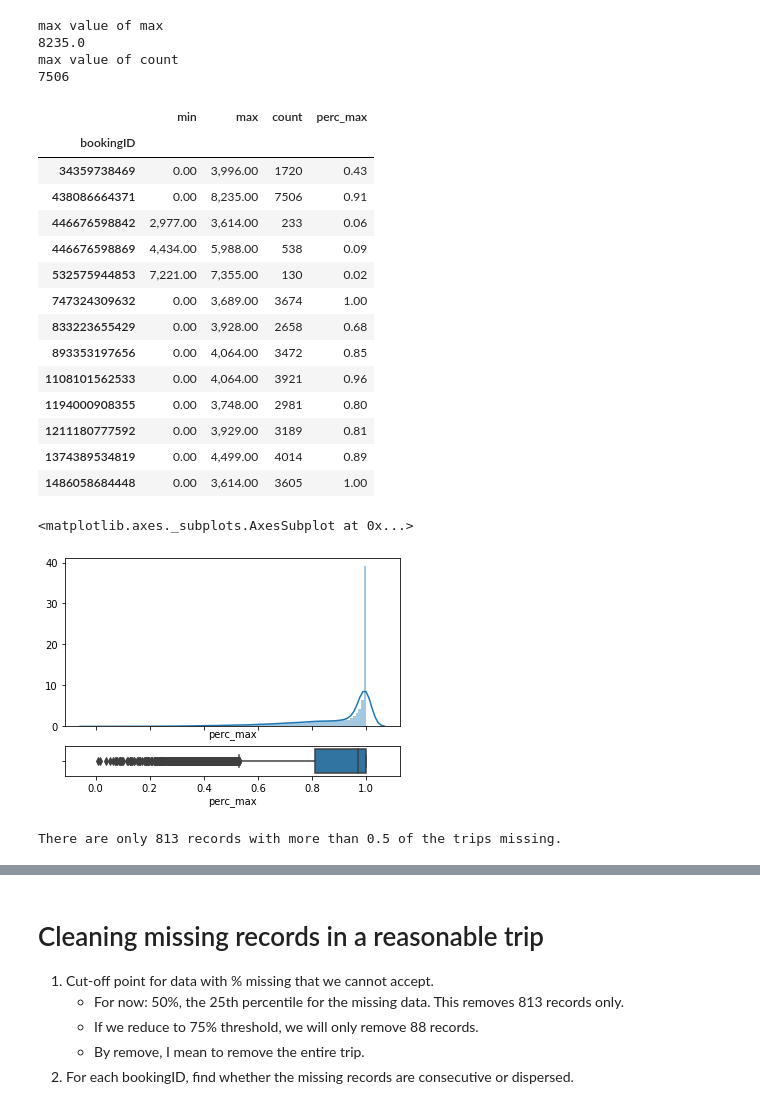
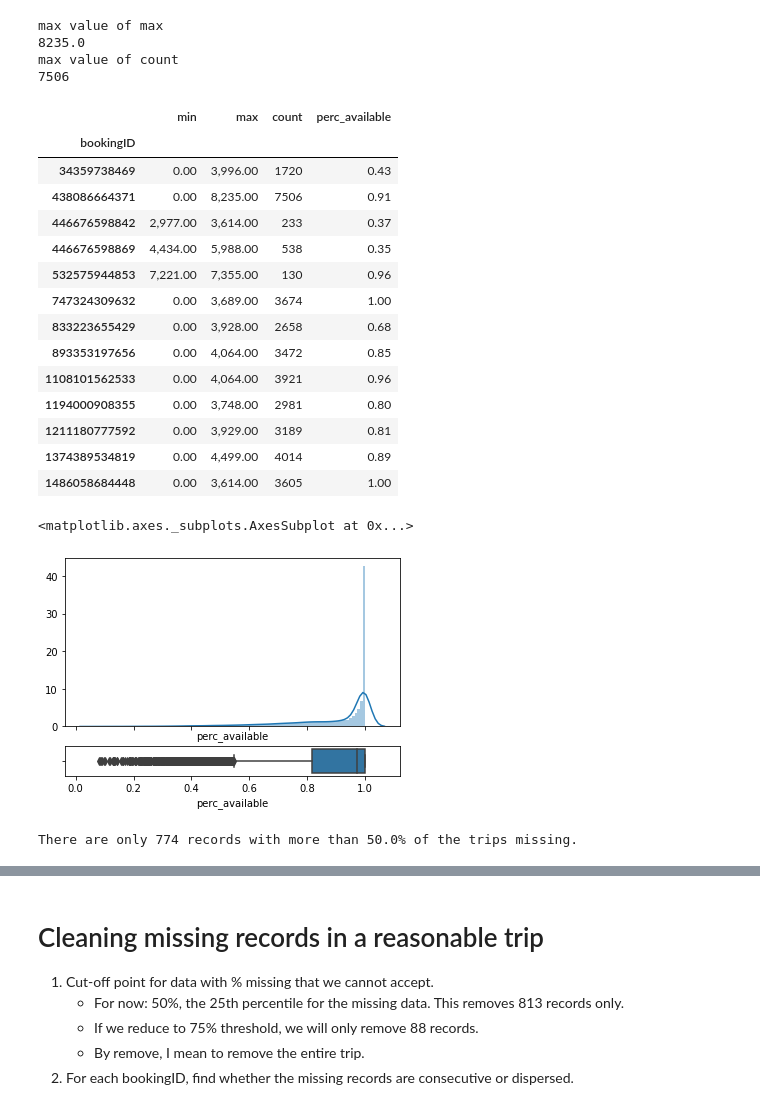
Before and after one commit to gerpang/AMLProject_GrabSafety, a Jupyter notebook: notebooks/1DataPrep.ipynb, the cells around one changed output, grey strips where cells are left out. Saved outputs shown, nothing was run; the diff lists cells and outputs as text; code cells hidden in the pictures.

```diff
--- a/notebooks/1DataPrep.ipynb
+++ b/notebooks/1DataPrep.ipynb
@@ -26,10 +26,9 @@ labels = pd.read_csv("../data/labels/part-00000-e9445087-aa0a-433b-a7f6-7f4c19d7
 # %%
 # ## Subsequent loads
 # # load features data ; change file path accordingly
-# fpath = "../data/features/sorted.pkl"
-# data = pickle.load(open(fpath,'rb'))
-# labels = pd.read_csv("../data/labels/cleaned_labels.csv", index_col=0)
-## Skip straight to
+fpath = "../data/features/sorted.pkl"
+data = pickle.load(open(fpath,'rb'))
+labels = pd.read_csv("../data/labels/cleaned_labels.csv", index_col=0)
 # %% [markdown]
 ### Data Cleaning
 Steps taken:
@@ -169,7 +167,7 @@ df_nonegative[df_nonegative.bookingID==1503238553722].tail(10)
 We should remove just this record, and keep the rest of the trip, which seem to have acceptable values. <br>
 Repeated this step for the other 2 records than took > 2 hours, and found that the trips were actually that long.
 # %%
-df_noImpossible = df_nonegative[df_nonegative.second<=10000].copy()
+df_cleanSecond = df_nonegative[df_nonegative.second<=10000].reset_index(drop=True).copy()
 # %%
 # <!!> do we remove those with > 2hours journey time? only 2 bookingIds.
 # Proceed without removing first.
@@ -178,8 +176,9 @@ df_noImpossible = df_nonegative[df_nonegative.second<=10000].copy()
 Trips which have most of the data missing
 # %%
 # find % missing, i.e. % of count over maximum second of each trip
-features_agg = df_noImpossible.groupby('bookingID')['second'].agg(['min','max','count'])
-features_agg['perc_max'] = features_agg['count'] / (features_agg['max'] + 1)
+features_agg = df_cleanSecond.groupby('bookingID')['second'].agg(['min','max','count'])
+# features_agg['perc_max'] = features_agg['count'] / (features_agg['max'] + 1)
+features_agg['perc_available'] = features_agg['count'] / (features_agg['max'] - features_agg['min'] + 1)
 
 print('max value of max')
 print(max(features_agg['max']))
@@ -194,13 +193,13 @@ max value of count
 # Trips reportedly lasting more than an hour
 features_agg[features_agg['max'] > 3600]
 # %% [output]
-|  | min | max | count | perc_max |
+|  | min | max | count | perc_available |
 | bookingID |  |  |  |  |
 | 34359738469 | 0.00 | 3,996.00 | 1720 | 0.43 |
 | 438086664371 | 0.00 | 8,235.00 | 7506 | 0.91 |
-| 446676598842 | 2,977.00 | 3,614.00 | 233 | 0.06 |
-| 446676598869 | 4,434.00 | 5,988.00 | 538 | 0.09 |
-| 532575944853 | 7,221.00 | 7,355.00 | 130 | 0.02 |
+| 446676598842 | 2,977.00 | 3,614.00 | 233 | 0.37 |
+| 446676598869 | 4,434.00 | 5,988.00 | 538 | 0.35 |
+| 532575944853 | 7,221.00 | 7,355.00 | 130 | 0.96 |
 | 747324309632 | 0.00 | 3,689.00 | 3674 | 1.00 |
 | 833223655429 | 0.00 | 3,928.00 | 2658 | 0.68 |
 | 893353197656 | 0.00 | 4,064.00 | 3472 | 0.85 |
@@ -211,13 +210,13 @@ features_agg[features_agg['max'] > 3600]
 | 1486058684448 | 0.00 | 3,614.00 | 3605 | 1.00 |
 # %%
 f, (ax_box, ax_hist) = plt.subplots(2,sharex=True, gridspec_kw={"height_ratios":(.85,.15)})
-sns.boxplot(features_agg['perc_max'], ax=ax_hist)
-sns.distplot(features_agg['perc_max'], bins=100, ax=ax_box)
+sns.boxplot(features_agg['perc_available'], ax=ax_hist)
+sns.distplot(features_agg['perc_available'], bins=100, ax=ax_box)
 # %% [output]
 <matplotlib.axes._subplots.AxesSubplot at 0x...>
-[figure, old version]
+[figure, new version]
 # %%
 perc_check = 0.5
-print("There are only {} records with more than {} of the trips missing.".format(len(features_agg[features_agg['perc_max']<perc_check]), 1-perc_check))
+print("There are only {} records with more than {}% of the trips missing.".format(len(features_agg[features_agg['perc_available']<perc_check]), (1-perc_check)*100))
 # %% [output]
-There are only 813 records with more than 0.5 of the trips missing.
+There are only 774 records with more than 50.0% of the trips missing.
```
Also changed, not shown: parts of 33 cells of this notebook, 1 other file.
